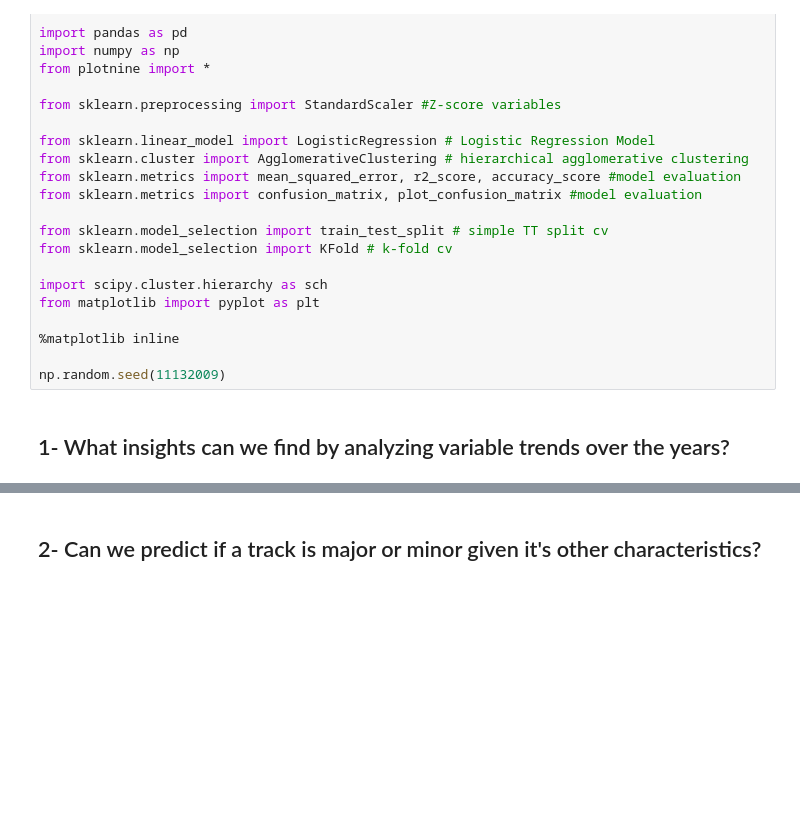
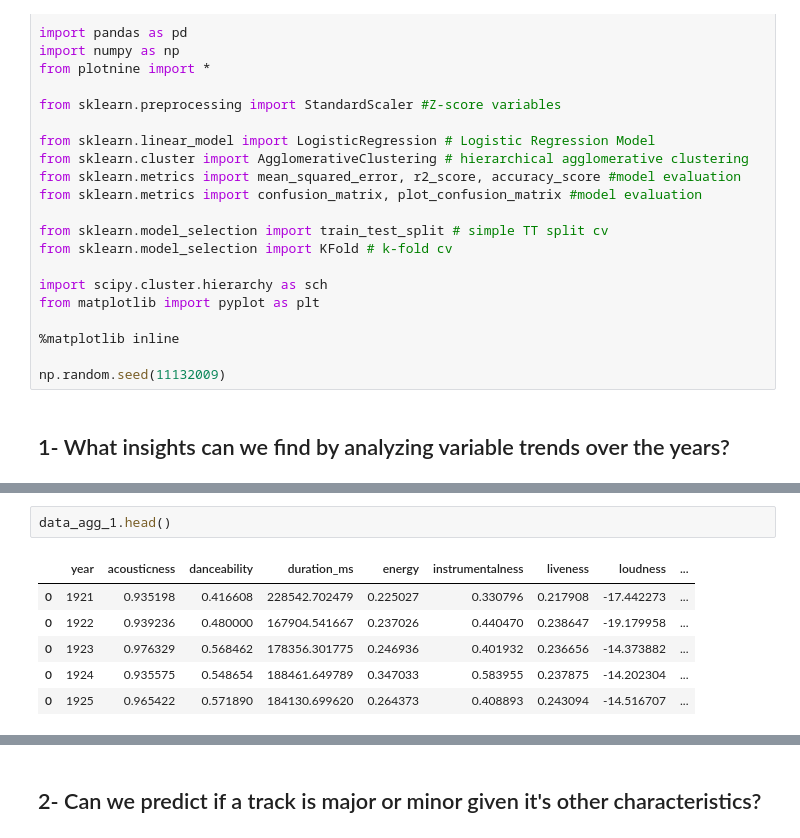
Before and after one commit to danshaub/CPSC392-Final-Project, a Jupyter notebook: Notebooks/Dan-FP.ipynb, the cells around one changed output, grey strips where cells are left out. Saved outputs shown, nothing was run; the diff lists cells and outputs as text; blank space fills up the shorter version.

```diff
--- a/Notebooks/Dan-FP.ipynb
+++ b/Notebooks/Dan-FP.ipynb
@@ -40,0 +144,9 @@ data_1.head()
+# %%
+data_agg_1.head()
+# %% [output]
+|  | year | acousticness | danceability | duration_ms | energy | instrumentalness | liveness | loudness | ... |
+| 0 | 1921 | 0.935198 | 0.416608 | 228542.702479 | 0.225027 | 0.330796 | 0.217908 | -17.442273 | ... |
+| 0 | 1922 | 0.939236 | 0.480000 | 167904.541667 | 0.237026 | 0.440470 | 0.238647 | -19.179958 | ... |
+| 0 | 1923 | 0.976329 | 0.568462 | 178356.301775 | 0.246936 | 0.401932 | 0.236656 | -14.373882 | ... |
+| 0 | 1924 | 0.935575 | 0.548654 | 188461.649789 | 0.347033 | 0.583955 | 0.237875 | -14.202304 | ... |
+| 0 | 1925 | 0.965422 | 0.571890 | 184130.699620 | 0.264373 | 0.408893 | 0.243094 | -14.516707 | ... |
```
Also changed, not shown: parts of 7 cells of this notebook.
